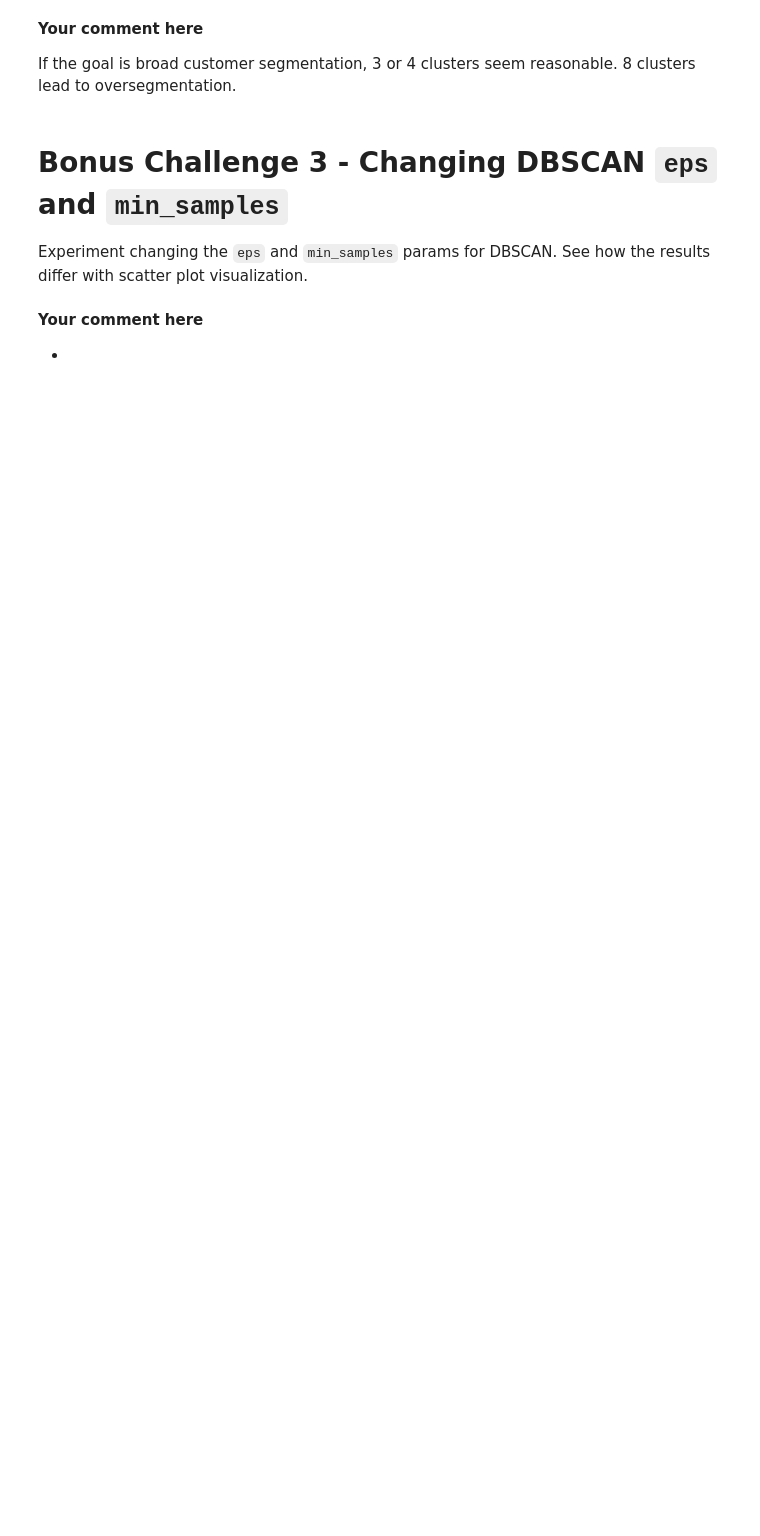
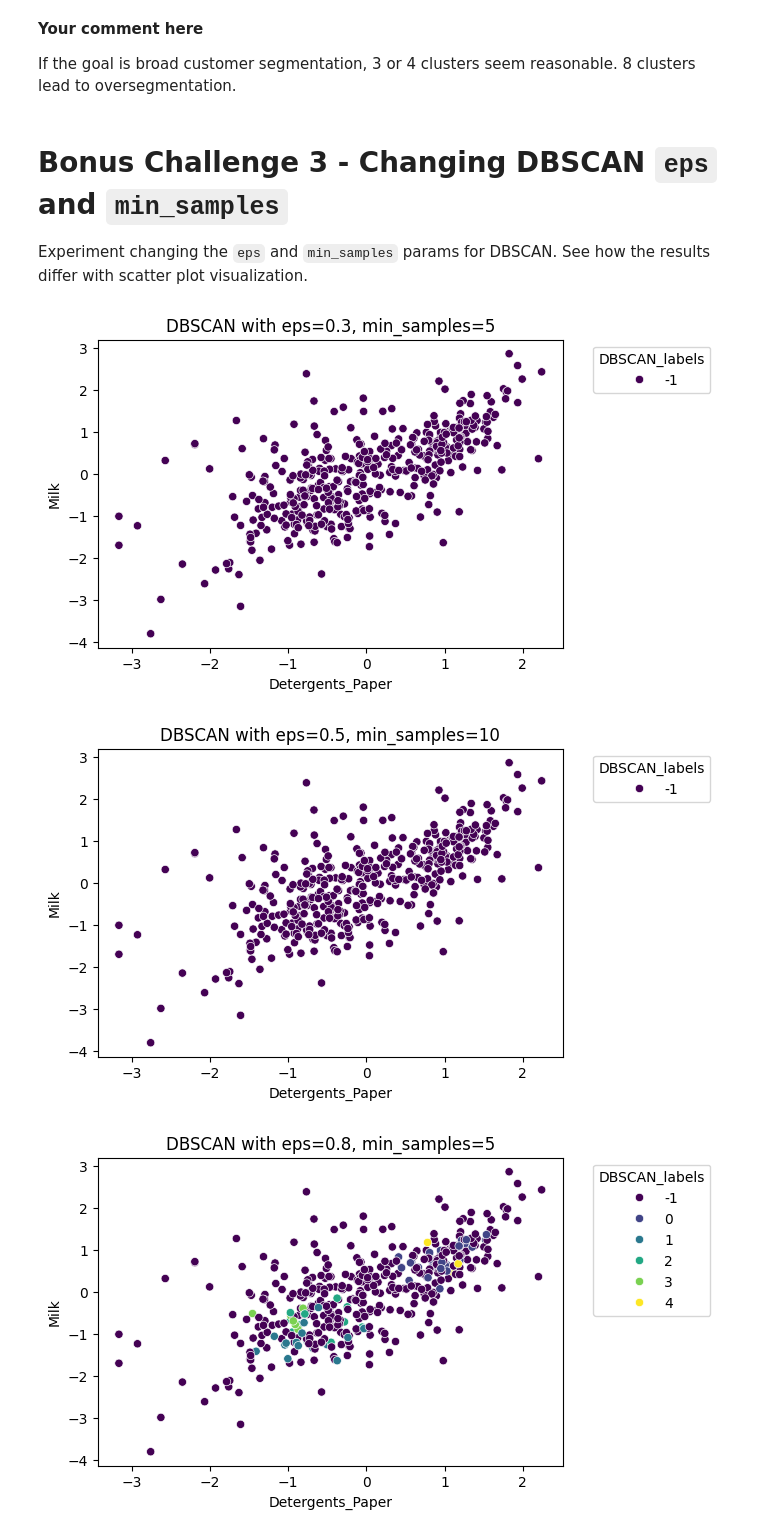
Before and after one commit to kkatt88/lab-unsupervised-learning-en, a Jupyter notebook: your-code/main.ipynb, the cells around one changed output. Saved outputs shown, nothing was run; the diff lists cells and outputs as text; code cells hidden in the pictures; blank space fills up the shorter version.

```diff
--- a/your-code/main.ipynb
+++ b/your-code/main.ipynb
@@ -348,4 +384,21 @@ Experiment changing the `eps` and `min_samples` params for DBSCAN. See how the r
-# %% [markdown]
-**Your comment here**
-
--
+# %%
+from sklearn.cluster import DBSCAN
+
+def dbscan_experiment(eps_value, min_samples_value):
+    dbscan = DBSCAN(eps=eps_value, min_samples=min_samples_value)
+    customers_scale['DBSCAN_labels'] = dbscan.fit_predict(customers_scale)
+
+    plot_clusters(
+        df=customers_scale,
+        x_col='Detergents_Paper',
+        y_col='Milk',
+        hue_col='DBSCAN_labels',
+        title=f'DBSCAN with eps={eps_value}, min_samples={min_samples_value}'
+    )
+
+for eps, min_samples in [(0.3, 5), (0.5, 10), (0.8, 5), (1.0, 25)]:
+    dbscan_experiment(eps, min_samples)
+# %% [output]
+[figure, added]
+[figure, added]
+[figure, added]
```
Also changed, not shown: parts of 6 cells of this notebook.
